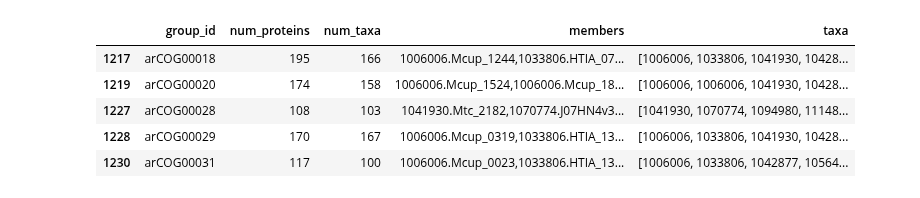
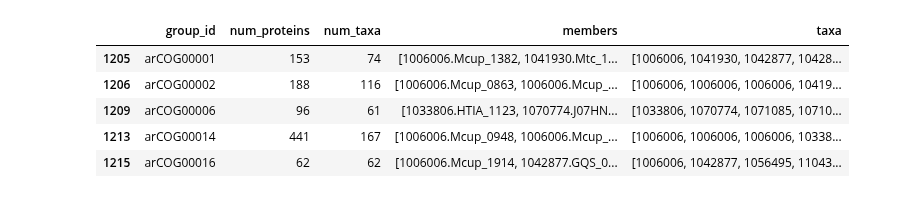
Before and after one commit to lthiberiol/jupyter_notebooks, a Jupyter notebook: gene family distances/eggNOG_dup_compare_metrics.ipynb, the cells around one changed output. Drawn from its saved outputs; the diff is of its cells as text; code cells hidden in the pictures.

```diff
--- a/gene family distances/eggNOG_dup_compare_metrics.ipynb
+++ b/gene family distances/eggNOG_dup_compare_metrics.ipynb
@@ -14,16 +14,19 @@ from scipy.spatial.distance import braycurtis
 import igraph as ig
 from Bio import SeqIO
 import requests
-# %%
-few_duplications = pd.read_parquet('few_duplication_genes.parquet')
-few_duplications.head()
-# %% [output]
-|  | group_id | num_proteins | num_taxa | members | taxa |
-| 1217 | arCOG00018 | 195 | 166 | 1006006.Mcup_1244,1033806.HTIA_07... | [1006006, 1033806, 1041930, 10428... |
-| 1219 | arCOG00020 | 174 | 158 | 1006006.Mcup_1524,1006006.Mcup_18... | [1006006, 1006006, 1041930, 10428... |
-| 1227 | arCOG00028 | 108 | 103 | 1041930.Mtc_2182,1070774.J07HN4v3... | [1041930, 1070774, 1094980, 11148... |
-| 1228 | arCOG00029 | 170 | 167 | 1006006.Mcup_0319,1033806.HTIA_13... | [1006006, 1033806, 1041930, 10428... |
-| 1230 | arCOG00031 | 117 | 100 | 1006006.Mcup_0023,1033806.HTIA_13... | [1006006, 1033806, 1042877, 10564... |
+# %%
+duplicated_genes = pd.read_csv('duplicated_genes.tsv', sep='\t', index_col=0)
+
+duplicated_genes.taxa    = duplicated_genes.taxa.map(   lambda cell: cell.strip('[]').split(', '))
+duplicated_genes.members = duplicated_genes.members.map(lambda cell: cell.split(','))
+duplicated_genes.head()
+# %% [output]
+|  | group_id | num_proteins | num_taxa | members | taxa |
+| 1205 | arCOG00001 | 153 | 74 | [1006006.Mcup_1382, 1041930.Mtc_1... | [1006006, 1041930, 1042877, 10428... |
+| 1206 | arCOG00002 | 188 | 116 | [1006006.Mcup_0863, 1006006.Mcup_... | [1006006, 1006006, 1006006, 10419... |
+| 1209 | arCOG00006 | 96 | 61 | [1033806.HTIA_1123, 1070774.J07HN... | [1033806, 1070774, 1071085, 10710... |
+| 1213 | arCOG00014 | 441 | 167 | [1006006.Mcup_0948, 1006006.Mcup_... | [1006006, 1006006, 1006006, 10338... |
+| 1215 | arCOG00016 | 62 | 62 | [1006006.Mcup_1914, 1042877.GQS_0... | [1006006, 1042877, 1056495, 11043... |
 # %%
 eggNOG_trees = pd.read_csv('../2157_trees.tsv',
                            sep      ='\t',
```
Also changed, not shown: parts of 12 cells of this notebook.
